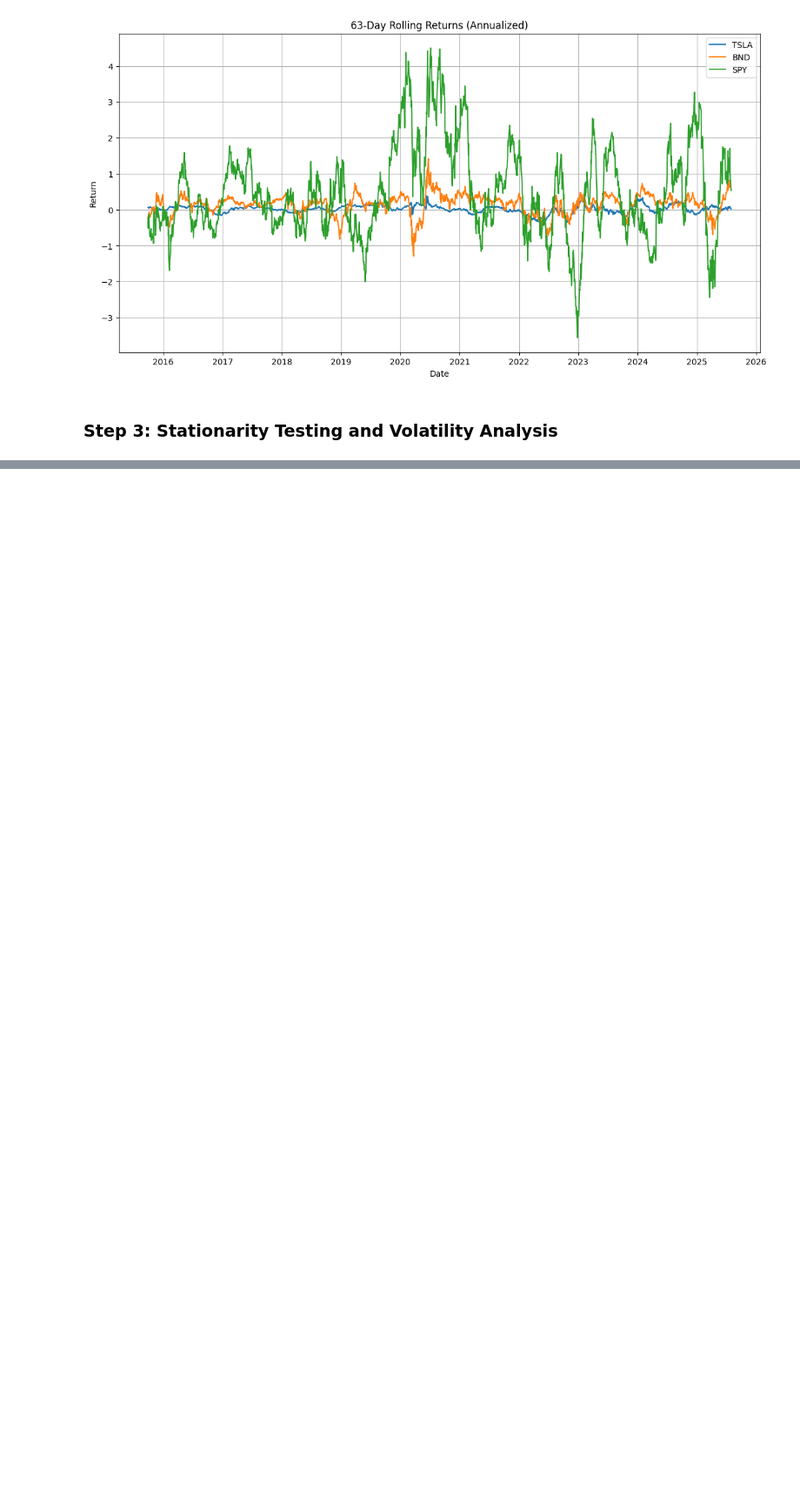
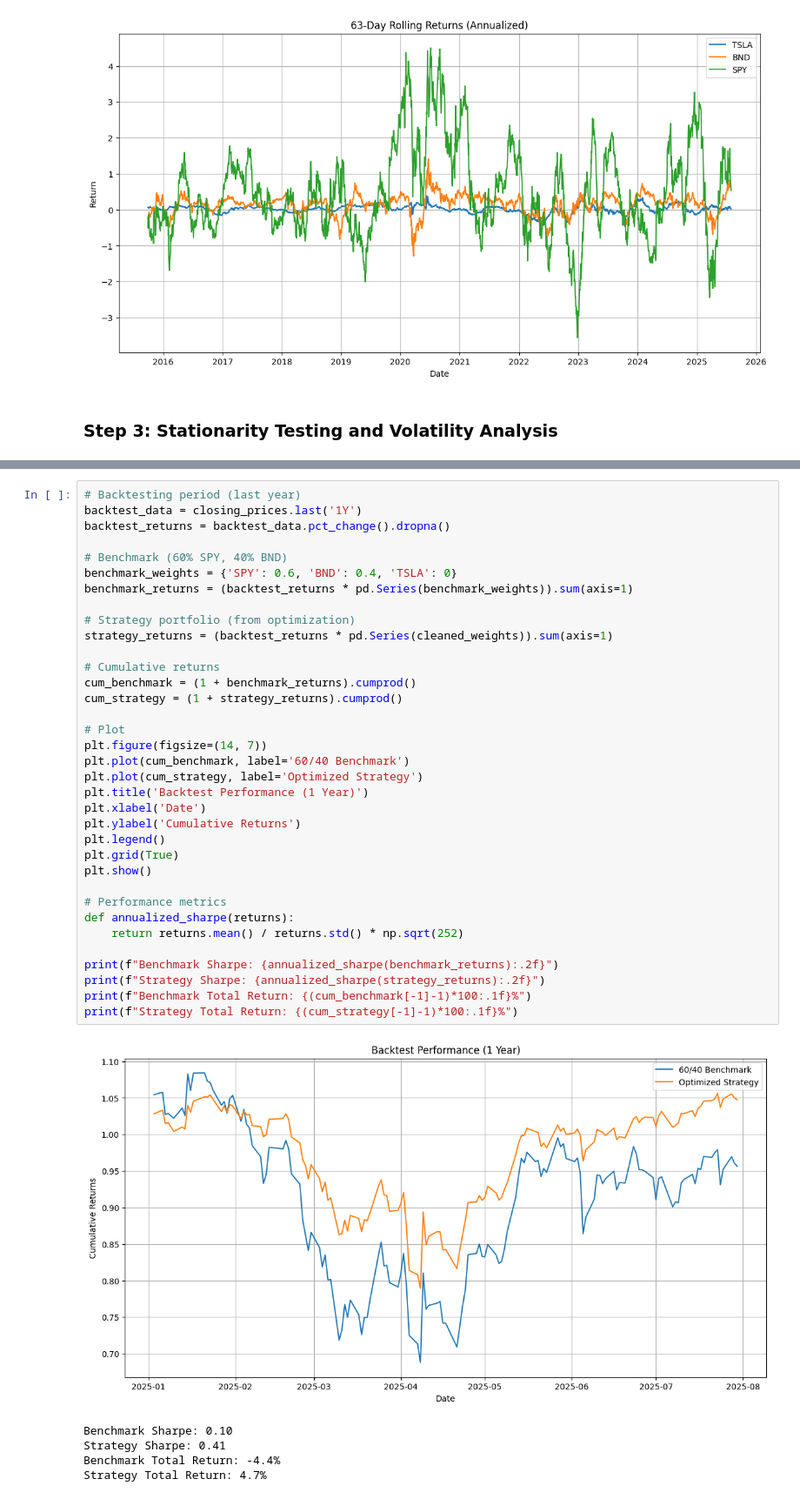
Before and after one commit to ZekiKobe/Time_series_forecasting_for_portfolio, a Jupyter notebook: notebook/Preprocess_and_explore.ipynb, the cells around one changed output, grey strips where cells are left out. Shown at 87% size. Drawn from its saved outputs; the diff is of its cells as text; blank space fills up the shorter version.

```diff
--- a/notebook/Preprocess_and_explore.ipynb
+++ b/notebook/Preprocess_and_explore.ipynb
@@ -286,0 +496,41 @@ Name: SPY, dtype: float64
+# %%
+# Backtesting period (last year)
+backtest_data = closing_prices.last('1Y')
+backtest_returns = backtest_data.pct_change().dropna()
+
+# Benchmark (60% SPY, 40% BND)
+benchmark_weights = {'SPY': 0.6, 'BND': 0.4, 'TSLA': 0}
+benchmark_returns = (backtest_returns * pd.Series(benchmark_weights)).sum(axis=1)
+
+# Strategy portfolio (from optimization)
+strategy_returns = (backtest_returns * pd.Series(cleaned_weights)).sum(axis=1)
+
+# Cumulative returns
+cum_benchmark = (1 + benchmark_returns).cumprod()
+cum_strategy = (1 + strategy_returns).cumprod()
+
+# Plot
+plt.figure(figsize=(14, 7))
+plt.plot(cum_benchmark, label='60/40 Benchmark')
+plt.plot(cum_strategy, label='Optimized Strategy')
+plt.title('Backtest Performance (1 Year)')
+plt.xlabel('Date')
+plt.ylabel('Cumulative Returns')
+plt.legend()
+plt.grid(True)
+plt.show()
+
+# Performance metrics
+def annualized_sharpe(returns):
+    return returns.mean() / returns.std() * np.sqrt(252)
+
+print(f"Benchmark Sharpe: {annualized_sharpe(benchmark_returns):.2f}")
+print(f"Strategy Sharpe: {annualized_sharpe(strategy_returns):.2f}")
+print(f"Benchmark Total Return: {(cum_benchmark[-1]-1)*100:.1f}%")
+print(f"Strategy Total Return: {(cum_strategy[-1]-1)*100:.1f}%")
+# %% [output]
+[figure, added]
+Benchmark Sharpe: 0.10
+Strategy Sharpe: 0.41
+Benchmark Total Return: -4.4%
+Strategy Total Return: 4.7%
```
Also changed, not shown: parts of 13 cells of this notebook, 1 other file.
